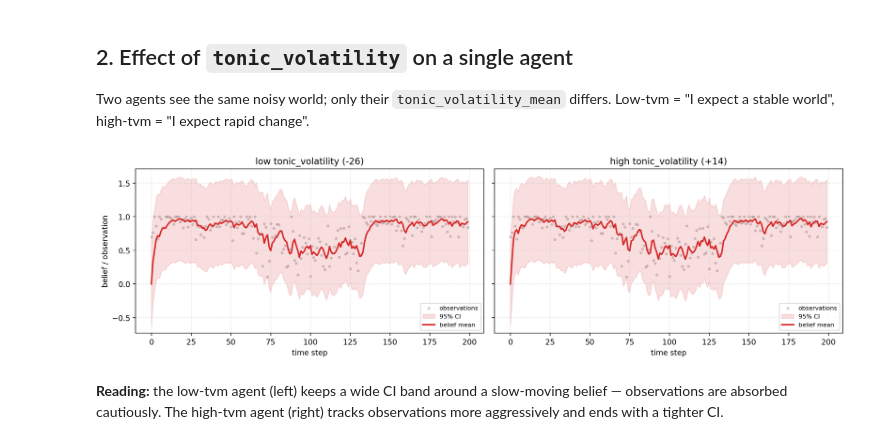
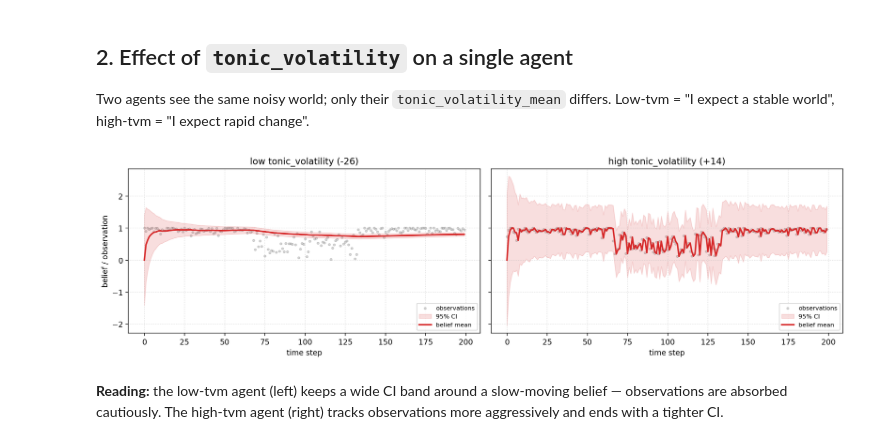
Before and after one commit to centre-for-humanities-computing/european-city-inference, a Jupyter notebook: notebooks/tutorial_4_volatility.ipynb, the cells around one changed output. Saved outputs shown, nothing was run; the diff lists cells and outputs as text; code cells hidden in the pictures.

```diff
--- a/notebooks/tutorial_4_volatility.ipynb
+++ b/notebooks/tutorial_4_volatility.ipynb
@@ -162,7 +167,6 @@ env_low = Environment(
         num_steps=200,
         scenario=1,
         tonic_volatility_mean=-26.0,
-        obs_dispersion=2.0,
         seed=42,
     )
 )
@@ -174,36 +178,35 @@ env_high = Environment(
         num_steps=200,
         scenario=1,
         tonic_volatility_mean=14.0,
-        obs_dispersion=2.0,
         seed=42,
     )
 )
 for e in (env_low, env_high):
     e._run_multi_agent_inference()
 
 fig, axes = plt.subplots(1, 2, figsize=(14, 4), sharey=True)
 for ax, env, title in [
     (axes[0], env_low, "low tonic_volatility (-26)"),
     (axes[1], env_high, "high tonic_volatility (+14)"),
 ]:
     traj = get_voter_trajectory_data(env, voter_id=0)
     t = np.arange(len(traj["observations"]))
     mean = np.asarray(traj["expected_mean"])
     ci = 1.96 / np.sqrt(np.maximum(np.asarray(traj["precisions"]), 1e-9))
     ax.scatter(t, traj["observations"], s=8, c="gray", alpha=0.3, label="observations")
     ax.fill_between(
         t, mean - ci, mean + ci, color="#d62728", alpha=0.15, label="95% CI"
     )
     ax.plot(t, mean, color="#d62728", lw=2, label="belief mean")
     ax.set_title(title)
     ax.set_xlabel("time step")
     ax.grid(True, ls=":", alpha=0.5)
     ax.legend(loc="lower right", fontsize=8)
 axes[0].set_ylabel("belief / observation")
 plt.tight_layout()
 plt.show()
 # %% [output]
-[figure, old version]
+[figure, new version]
 # %% [markdown]
 **Reading:** the low-tvm agent (left) keeps a wide CI band around a slow-moving belief — observations are absorbed cautiously. The high-tvm agent (right) tracks observations more aggressively and ends with a tighter CI.
 # %% [markdown]
```
Also changed, not shown: parts of 12 cells of this notebook.
